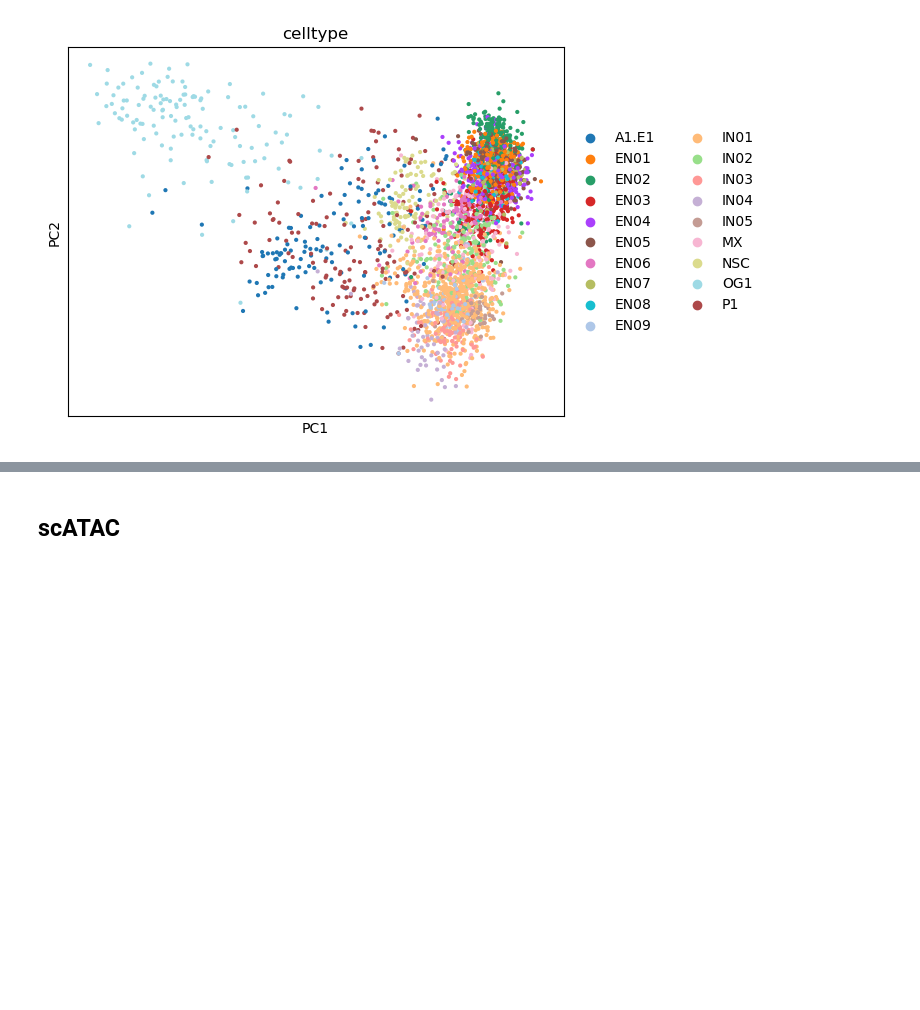
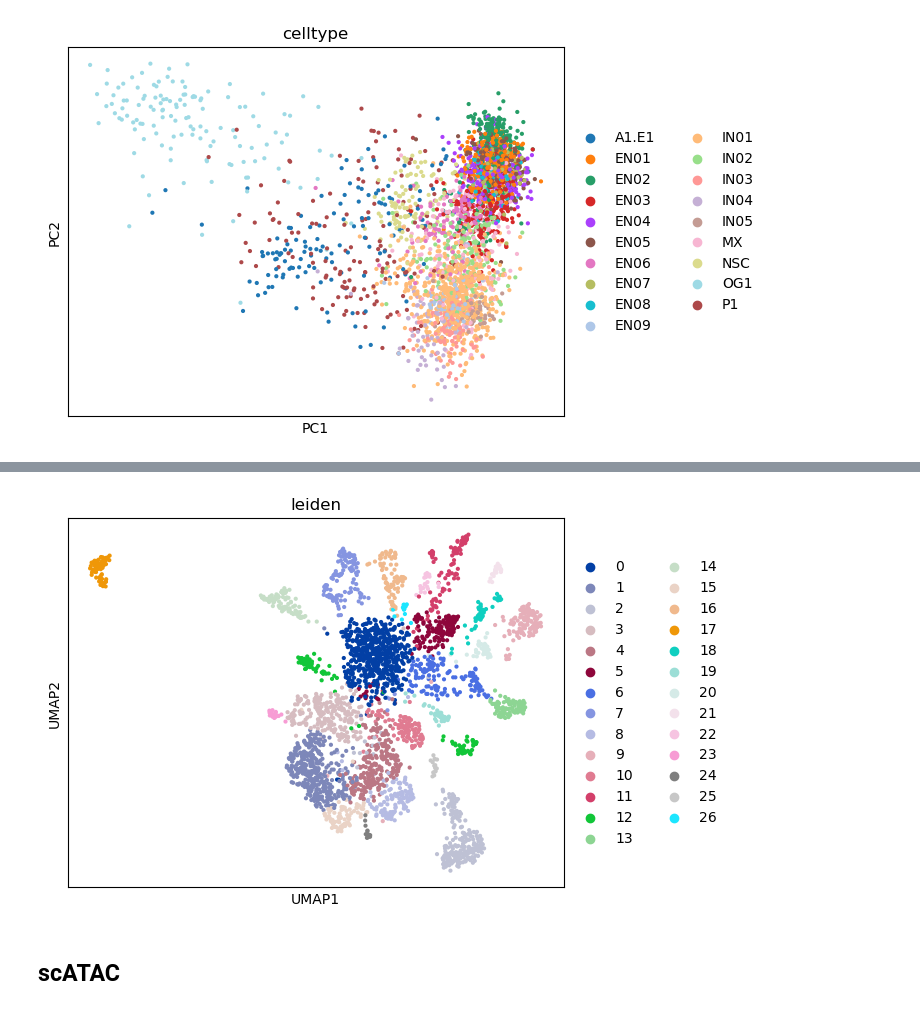
Before and after one commit to l-reich/spatial-chromatin-variability, a Jupyter notebook: src/preprocessing/SHARE-seq_pp.ipynb, the cells around one changed output, grey strips where cells are left out. Cells and saved outputs as stored; diff of their text form; code cells hidden in the pictures; blank space fills up the shorter version.

```diff
--- a/src/preprocessing/SHARE-seq_pp.ipynb
+++ b/src/preprocessing/SHARE-seq_pp.ipynb
@@ -197,3 +209,7 @@ sc.pl.pca(
+# %%
+sc.pl.umap(adata_rna, color=["leiden"])
+# %% [output]
+[figure, added]
 # %%
 # write adata_sc to disk
 
```
Also changed, not shown: parts of 12 cells of this notebook, 3 other files.
